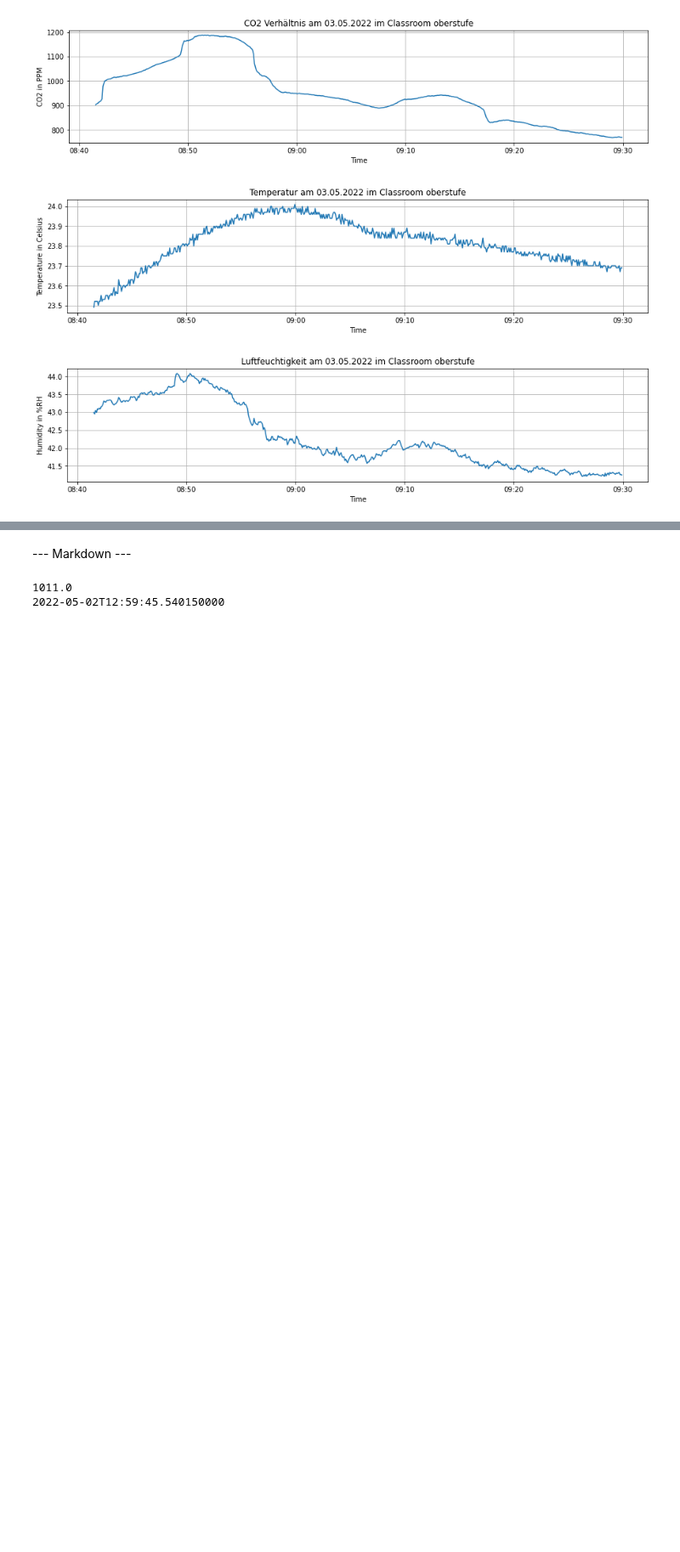
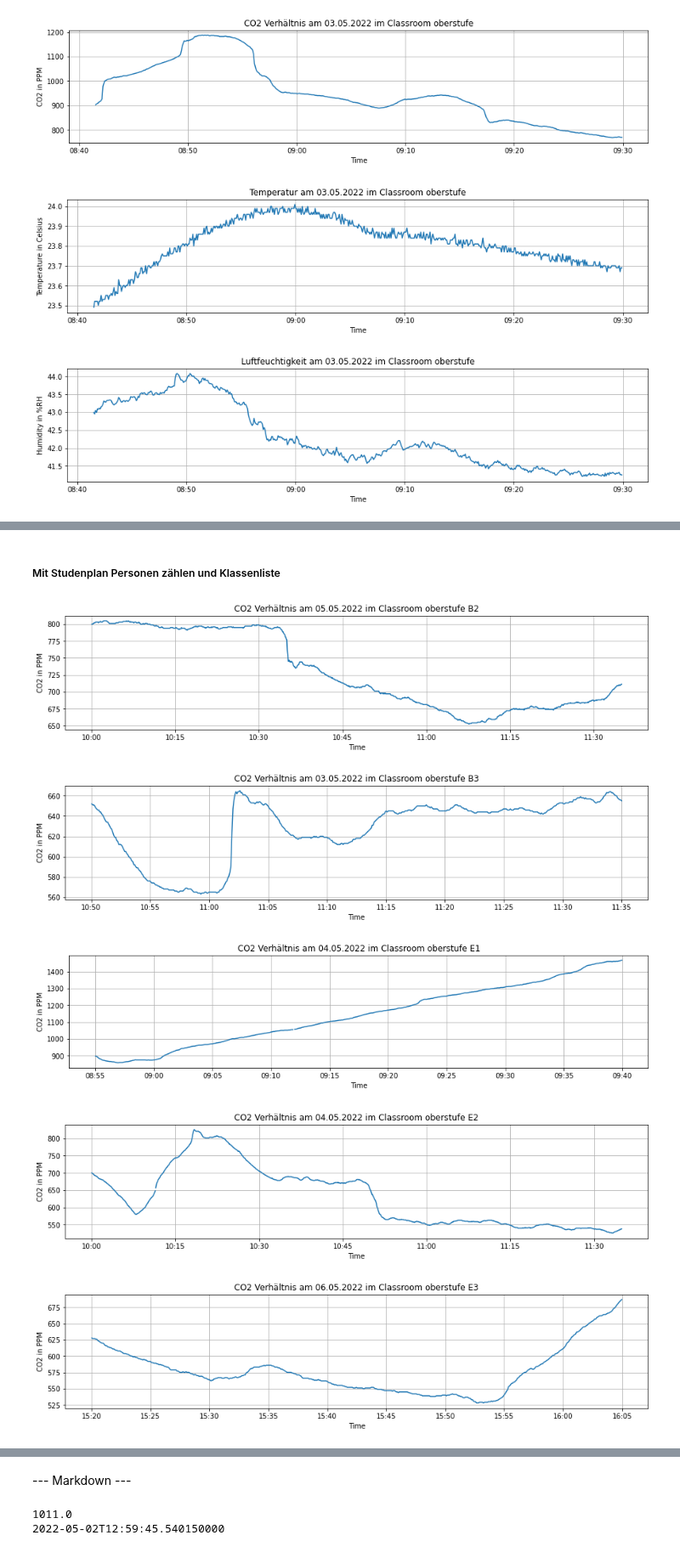
Before and after one commit to Smart-Classroom-Challenge/Data-Evaluation, a Jupyter notebook: data-evaluation.ipynb, the cells around one changed output, grey strips where cells are left out. Shown at 85% size. Saved outputs shown, nothing was run; the diff lists cells and outputs as text; code cells hidden in the pictures; blank space fills up the shorter version.

```diff
--- a/data-evaluation.ipynb
+++ b/data-evaluation.ipynb
@@ -522 +367,68 @@ Korrelation:-0.9283657073022711
+# %% [markdown]
+##### Mit Studenplan Personen zählen und Klassenliste
+# %%
+# Auswertung Oberstufe
+
+# Missing Data at the moment : B1 = get_measurement(name = "oberstufe", startDate = "2022-05-02 10:00:00", endDate = "2022-05-02 11:35:00")
+
+B2 = get_measurement(name = "oberstufe", startDate = "2022-05-05 10:00:00", endDate = "2022-05-05 11:35:00")
+
+plt.figure(figsize = (15,3))
+plt.plot(B2["time"], B2["co2"])
+plt.xlabel("Time")
+plt.ylabel("CO2 in PPM")
+plt.title("CO2 Verhältnis am 05.05.2022 im Classroom oberstufe B2")
+plt.gca().xaxis.set_major_formatter(mdates.DateFormatter('%H:%M'))
+plt.grid()
+plt.show()
+
+B3 = get_measurement(name = "oberstufe", startDate = "2022-05-03 10:50:00", endDate = "2022-05-03 11:35:00")
+
+plt.figure(figsize = (15,3))
+plt.plot(B3["time"], B3["co2"])
+plt.xlabel("Time")
+plt.ylabel("CO2 in PPM")
+plt.title("CO2 Verhältnis am 03.05.2022 im Classroom oberstufe B3")
+plt.gca().xaxis.set_major_formatter(mdates.DateFormatter('%H:%M'))
+plt.grid()
+plt.show()
+
+E1 = get_measurement(name = "oberstufe", startDate = "2022-05-04 8:55:00", endDate = "2022-05-04 9:40:00")
+
+plt.figure(figsize = (15,3))
+plt.plot(E1["time"], E1["co2"])
+plt.xlabel("Time")
+plt.ylabel("CO2 in PPM")
+plt.title("CO2 Verhältnis am 04.05.2022 im Classroom oberstufe E1")
+plt.gca().xaxis.set_major_formatter(mdates.DateFormatter('%H:%M'))
+plt.grid()
+plt.show()
+
+E2 = get_measurement(name = "oberstufe", startDate = "2022-05-04 10:00:00", endDate = "2022-05-04 11:35:00")
+
+plt.figure(figsize = (15,3))
+plt.plot(E2["time"], E2["co2"])
+plt.xlabel("Time")
+plt.ylabel("CO2 in PPM")
+plt.title("CO2 Verhältnis am 04.05.2022 im Classroom oberstufe E2")
+plt.gca().xaxis.set_major_formatter(mdates.DateFormatter('%H:%M'))
+plt.grid()
+plt.show()
+
+E3 = get_measurement(name = "oberstufe", startDate = "2022-05-06 15:20:00", endDate = "2022-05-06 16:05:00")
+
+plt.figure(figsize = (15,3))
+plt.plot(E3["time"], E3["co2"])
+plt.xlabel("Time")
+plt.ylabel("CO2 in PPM")
+plt.title("CO2 Verhältnis am 06.05.2022 im Classroom oberstufe E3")
+plt.gca().xaxis.set_major_formatter(mdates.DateFormatter('%H:%M'))
+plt.grid()
+plt.show()
+# %% [output]
+[figure, added]
+[figure, added]
+[figure, added]
+[figure, added]
+[figure, added]
 # %% [markdown]
```
Also changed, not shown: parts of 19 cells of this notebook.
